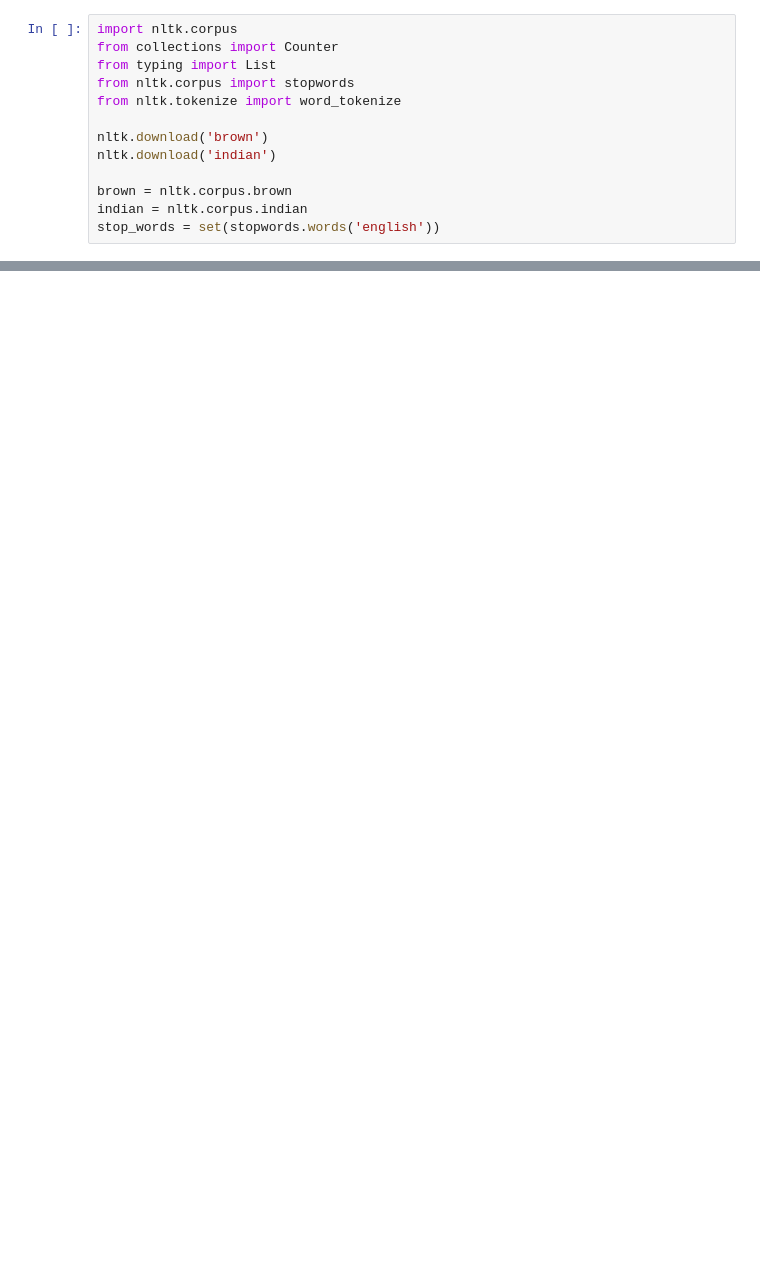
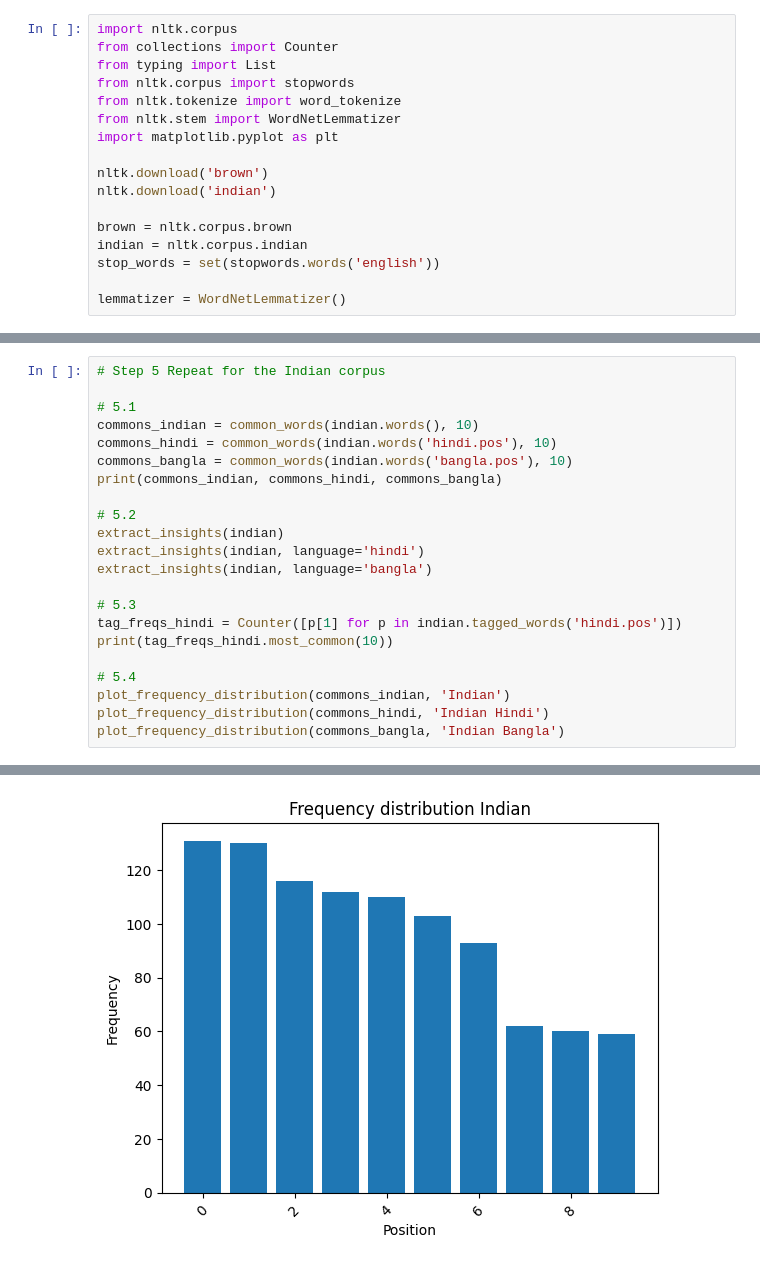
Before and after one commit to myriamth04/NLP, a Jupyter notebook: problem1.ipynb, the cells around one changed output, grey strips where cells are left out. Cells and saved outputs as stored; diff of their text form; blank space fills up the shorter version.

```diff
--- a/problem1.ipynb
+++ b/problem1.ipynb
@@ -4,6 +4,8 @@ from collections import Counter
 from typing import List
 from nltk.corpus import stopwords
 from nltk.tokenize import word_tokenize
+from nltk.stem import WordNetLemmatizer
+import matplotlib.pyplot as plt
 
 nltk.download('brown')
 nltk.download('indian')
@@ -11,4 +13,6 @@ nltk.download('indian')
 brown = nltk.corpus.brown
 indian = nltk.corpus.indian
 stop_words = set(stopwords.words('english'))
+
+lemmatizer = WordNetLemmatizer()
 # %% [output]
@@ -55,0 +113,23 @@ Word frequencies
+# %%
+# Step 5 Repeat for the Indian corpus
+
+# 5.1
+commons_indian = common_words(indian.words(), 10)
+commons_hindi = common_words(indian.words('hindi.pos'), 10)
+commons_bangla = common_words(indian.words('bangla.pos'), 10)
+print(commons_indian, commons_hindi, commons_bangla)
+
+# 5.2
+extract_insights(indian)
+extract_insights(indian, language='hindi')
+extract_insights(indian, language='bangla')
+
+# 5.3
+tag_freqs_hindi = Counter([p[1] for p in indian.tagged_words('hindi.pos')])
+print(tag_freqs_hindi.most_common(10))
+
+# 5.4
+plot_frequency_distribution(commons_indian, 'Indian')
+plot_frequency_distribution(commons_hindi, 'Indian Hindi')
+plot_frequency_distribution(commons_bangla, 'Indian Bangla')
+# %% [output]
@@ -55,0 +153 @@ Word frequencies
+[figure, added]
```
Also changed, not shown: parts of 6 cells of this notebook.
